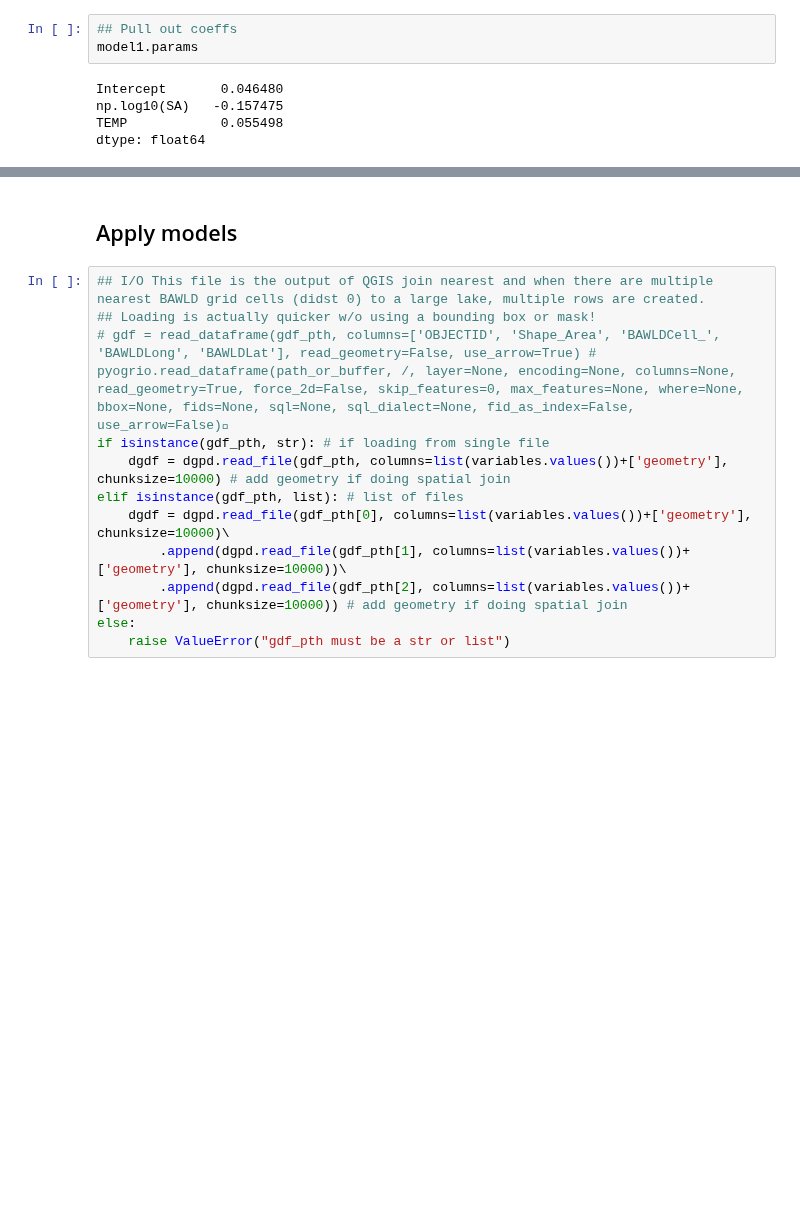
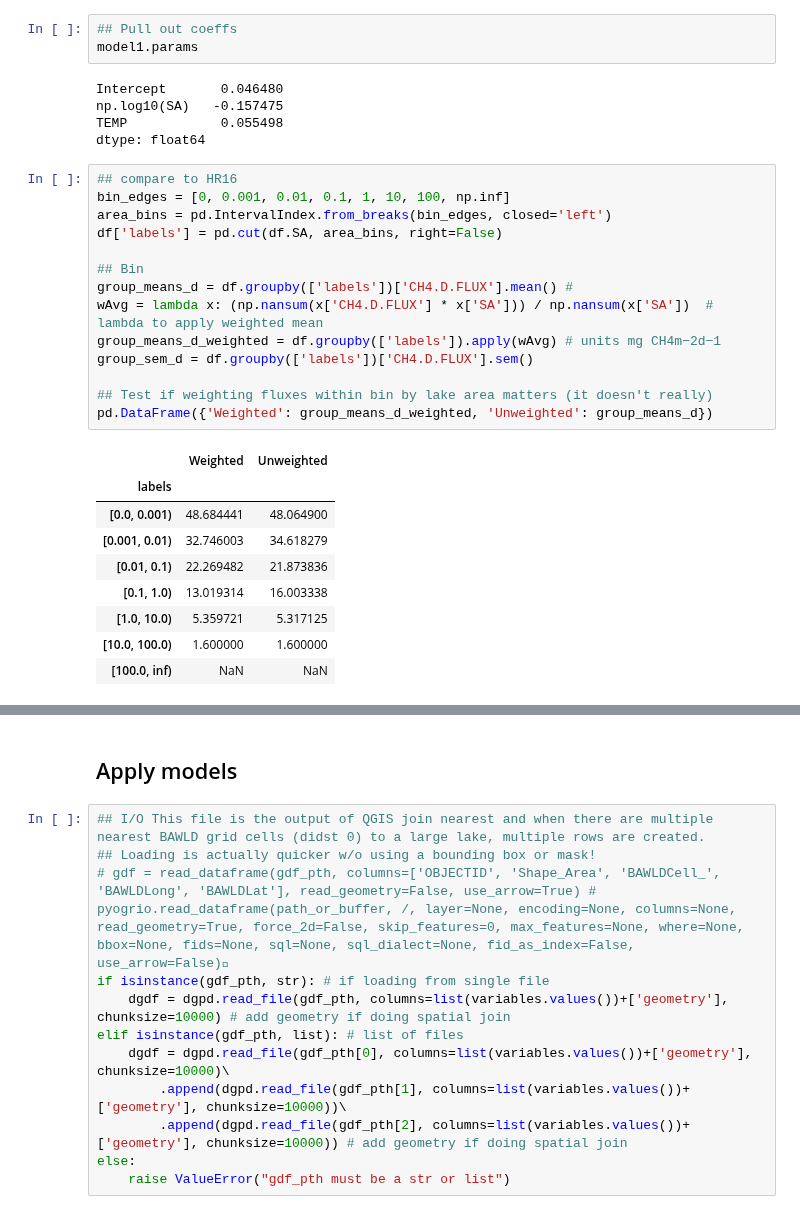
Before and after one commit to ekcomputer/lake-area, a Jupyter notebook: baseline_estimates.ipynb, the cells around one changed output, grey strips where cells are left out. Saved outputs shown, nothing was run; the diff lists cells and outputs as text; blank space fills up the shorter version.

```diff
--- a/baseline_estimates.ipynb
+++ b/baseline_estimates.ipynb
@@ -165,4 +165,28 @@ Intercept       0.046480
 np.log10(SA)   -0.157475
 TEMP            0.055498
 dtype: float64
+# %%
+## compare to HR16
+bin_edges = [0, 0.001, 0.01, 0.1, 1, 10, 100, np.inf]
+area_bins = pd.IntervalIndex.from_breaks(bin_edges, closed='left')
+df['labels'] = pd.cut(df.SA, area_bins, right=False)
+
+## Bin
+group_means_d = df.groupby(['labels'])['CH4.D.FLUX'].mean() #
+wAvg = lambda x: (np.nansum(x['CH4.D.FLUX'] * x['SA'])) / np.nansum(x['SA'])  # lambda to apply weighted mean
+group_means_d_weighted = df.groupby(['labels']).apply(wAvg) # units mg CH4m−2d−1
+group_sem_d = df.groupby(['labels'])['CH4.D.FLUX'].sem()
+
+## Test if weighting fluxes within bin by lake area matters (it doesn't really)
+pd.DataFrame({'Weighted': group_means_d_weighted, 'Unweighted': group_means_d})
+# %% [output]
+|  | Weighted | Unweighted |
+| labels |  |  |
+| [0.0, 0.001) | 48.684441 | 48.064900 |
+| [0.001, 0.01) | 32.746003 | 34.618279 |
+| [0.01, 0.1) | 22.269482 | 21.873836 |
+| [0.1, 1.0) | 13.019314 | 16.003338 |
+| [1.0, 10.0) | 5.359721 | 5.317125 |
+| [10.0, 100.0) | 1.600000 | 1.600000 |
+| [100.0, inf) | NaN | NaN |
 # %%
```
Also changed, not shown: parts of 7 cells of this notebook.
